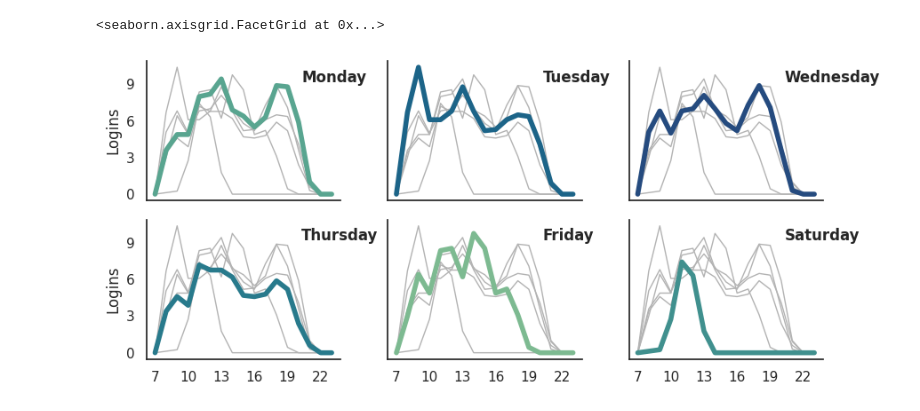
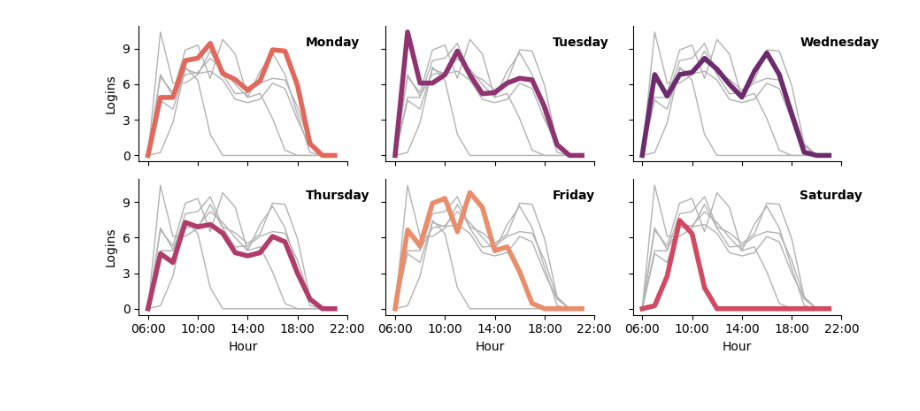
Before and after one commit to gutjuri/unifitstats, a Jupyter notebook: analysis.ipynb, the cells around one changed output. Saved outputs shown, nothing was run; the diff lists cells and outputs as text; code cells hidden in the pictures.

```diff
--- a/analysis.ipynb
+++ b/analysis.ipynb
@@ -1,11 +1,11 @@
 # %%
 import pandas as pd
 import seaborn as sns
+from datetime import datetime
 import matplotlib.pyplot as plt
-from datetime import datetime
 
 infile = "unifitstats.csv"
-hours_start = 6
+hours_start = 7
 hours_end = 20
 
 data_df = pd.read_csv(
@@ -25,7 +25,7 @@ data_df = data_df[
     data_df["datetime"].apply(is_not_in_holidays)
 ]
 
-data_df["since"] = data_df["since"] + 2
+#data_df["since"] = data_df["since"] + 2
 
 # data_df_long = pd.DataFrame(columns=["weekday", "since"])
 # for _, row in data_df.iterrows():
@@ -34,11 +34,11 @@ data_df["since"] = data_df["since"] + 2
 
 # print(data_df_long.groupby("weekday").sum())
 
-average = data_df.groupby(["weekday", "since"]).mean()
+average = data_df.groupby(["weekday", "since"]).mean(numeric_only=True)
 average.reset_index(inplace=True)
 for wd in average["weekday"].unique():
-      average = pd.concat([average, pd.DataFrame({"weekday": wd, "since": hours_start+1, "logins": 0}, index=[0])], ignore_index=True)
-      average = pd.concat([average, pd.DataFrame({"weekday": wd, "since": hours_end+3, "logins": 0}, index=[0])], ignore_index=True)
+      average = pd.concat([average, pd.DataFrame({"weekday": wd, "since": hours_start-1, "logins": 0}, index=[0])], ignore_index=True)
+      average = pd.concat([average, pd.DataFrame({"weekday": wd, "since": hours_end+1, "logins": 0}, index=[0])], ignore_index=True)
 
 g = sns.relplot(
     data=average,
@@ -47,35 +47,36 @@ g = sns.relplot(
     y="logins",
     col="weekday",
     hue="weekday",
     kind="line",
-    palette="crest",
+    palette="flare",
     linewidth=4,
     zorder=5,
     col_wrap=3,
     height=2,
     aspect=1.5,
     legend=False,
 )
 for weekday, ax in g.axes_dict.items():
     # Add the title as an annotation within the plot
     ax.text(0.8, 0.85, weekday, transform=ax.transAxes, fontweight="bold")
 
     # Plot every year's time series in the background
     sns.lineplot(
         data=average,
         x="since",
         y="logins",
         units="weekday",
         estimator=None,
         color=".7",
         linewidth=1,
         ax=ax,
     )
-ax.set_xticks([7, 10, 13, 16, 19, 22])
+xticks = [6, 10, 14, 18, 22]
+ax.set_xticks(xticks, labels=list(map(lambda h: f"{h:02}:00", xticks)))
 ax.set_yticks([0, 3, 6, 9])
 g.set_titles("")
-g.set_axis_labels("", "Logins")
+g.set_axis_labels("Hour", "Logins")
 g.tight_layout()
+plt.savefig("plots/stats_per_day.svg")
 # %% [output]
-<seaborn.axisgrid.FacetGrid at 0x...>
-[figure, old version]
+[figure, new version]
```
Also changed, not shown: 4 other files.
